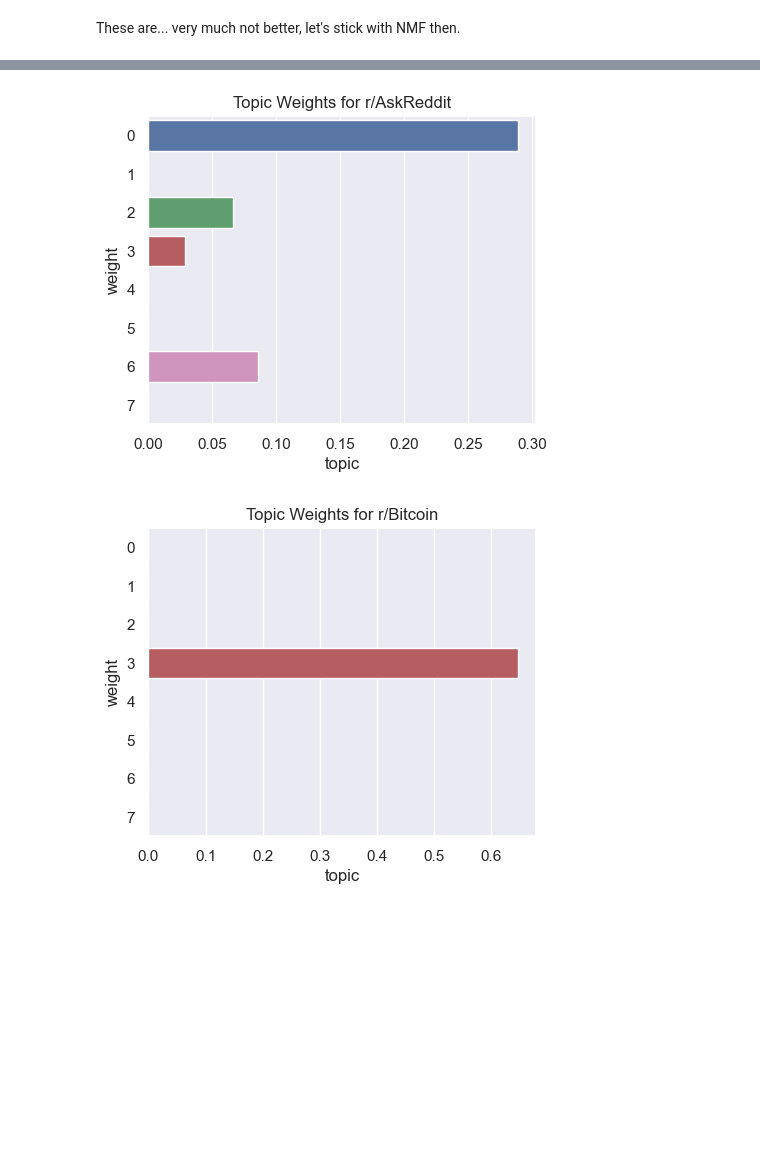
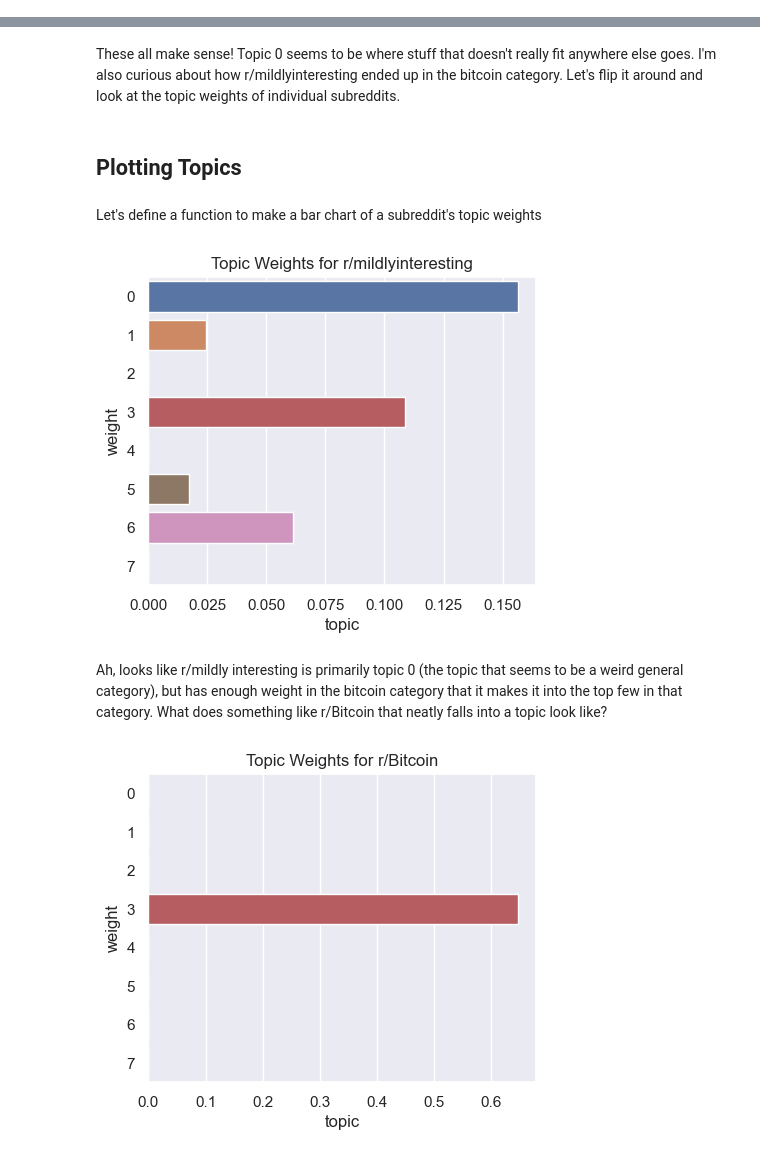
Before and after one commit to Data-Science-for-Linguists-2024/subreddit-clustering, a Jupyter notebook: notebooks/clustering.ipynb, the cells around one changed output, grey strips where cells are left out. Drawn from its saved outputs; the diff is of its cells as text; code cells hidden in the pictures; blank space fills up the shorter version.

```diff
--- a/notebooks/clustering.ipynb
+++ b/notebooks/clustering.ipynb
@@ -258,5 +277,3 @@ moldy weight fomo prevented brightness ss aunt bruce fundamental takeout
-# %% [markdown]
-These are... very much not better, let's stick with NMF then.
 # %%
 def display_topics3(H, W, feature_names, docs, num_top_words, num_top_docs):
     topic_names = []
@@ -301,20 +318,28 @@ sports
 HistoryMemes
 nfl
 ----------------------------------------------
+# %% [markdown]
+These all make sense! Topic 0 seems to be where stuff that doesn't really fit anywhere else goes. I'm also curious about how r/mildlyinteresting ended up in the bitcoin category. Let's flip it around and look at the topic weights of individual subreddits.
+# %% [markdown]
+## Plotting Topics
+# %% [markdown]
+Let's define a function to make a bar chart of a subreddit's topic weights
 # %%
 def plot_topics(sub, subreddits, W, size=(5,4)):
     f, ax = plt.subplots(figsize=size)
     idx = subreddits[subreddits.subreddit == sub].index
     plot = sns.barplot(W[idx], orient="h")
     plot.set_xlabel("topic")
     plot.set_ylabel("weight")
     plot.set_title(f"Topic Weights for r/{sub}")
     plt.show()
 
 
-plot_topics("AskReddit", subreddits, nmf_W)
+plot_topics("mildlyinteresting", subreddits, nmf_W)
 # %% [output]
-[figure, old version]
+[figure, new version]
+# %% [markdown]
+Ah, looks like r/mildly interesting is primarily topic 0 (the topic that seems to be a weird general category), but has enough weight in the bitcoin category that it makes it into the top few in that category. What does something like r/Bitcoin that neatly falls into a topic look like?
 # %%
 plot_topics("Bitcoin", subreddits, nmf_W)
 # %% [output]
```
Also changed, not shown: parts of 40 cells of this notebook.
